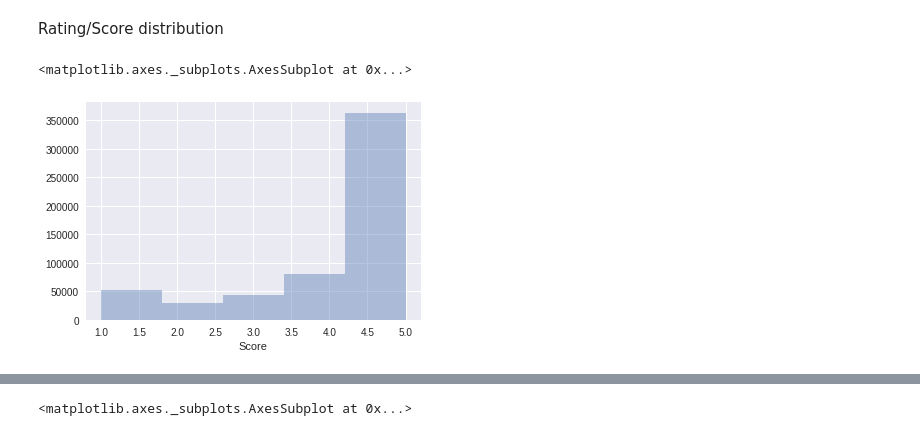
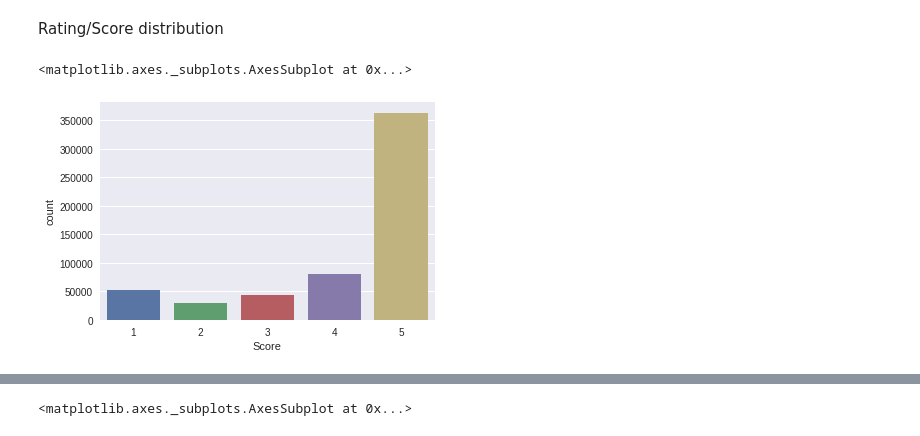
Before and after one commit to vikramriyer/text_learning, a Jupyter notebook: Exploring Amazon Fine Foods.ipynb, the cells around one changed output, grey strips where cells are left out. Cells and saved outputs as stored; diff of their text form; code cells hidden in the pictures.

```diff
--- a/Exploring Amazon Fine Foods.ipynb
+++ b/Exploring Amazon Fine Foods.ipynb
@@ -243,8 +243,8 @@ The year __2007__ is the one where we can actually start seeing some spikes, see
 Will postpone this for now!
 # %% [markdown]
 Rating/Score distribution
-# %%
-sns.distplot(df['Score'], hist=True, kde=False, bins=5)
-# %% [output]
-<matplotlib.axes._subplots.AxesSubplot at 0x...>
-[figure, removed]
+# %%
+sns.countplot('Score', data=df)
+# %% [output]
+<matplotlib.axes._subplots.AxesSubplot at 0x...>
+[figure, added]
```
Also changed, not shown: parts of 13 cells of this notebook.
